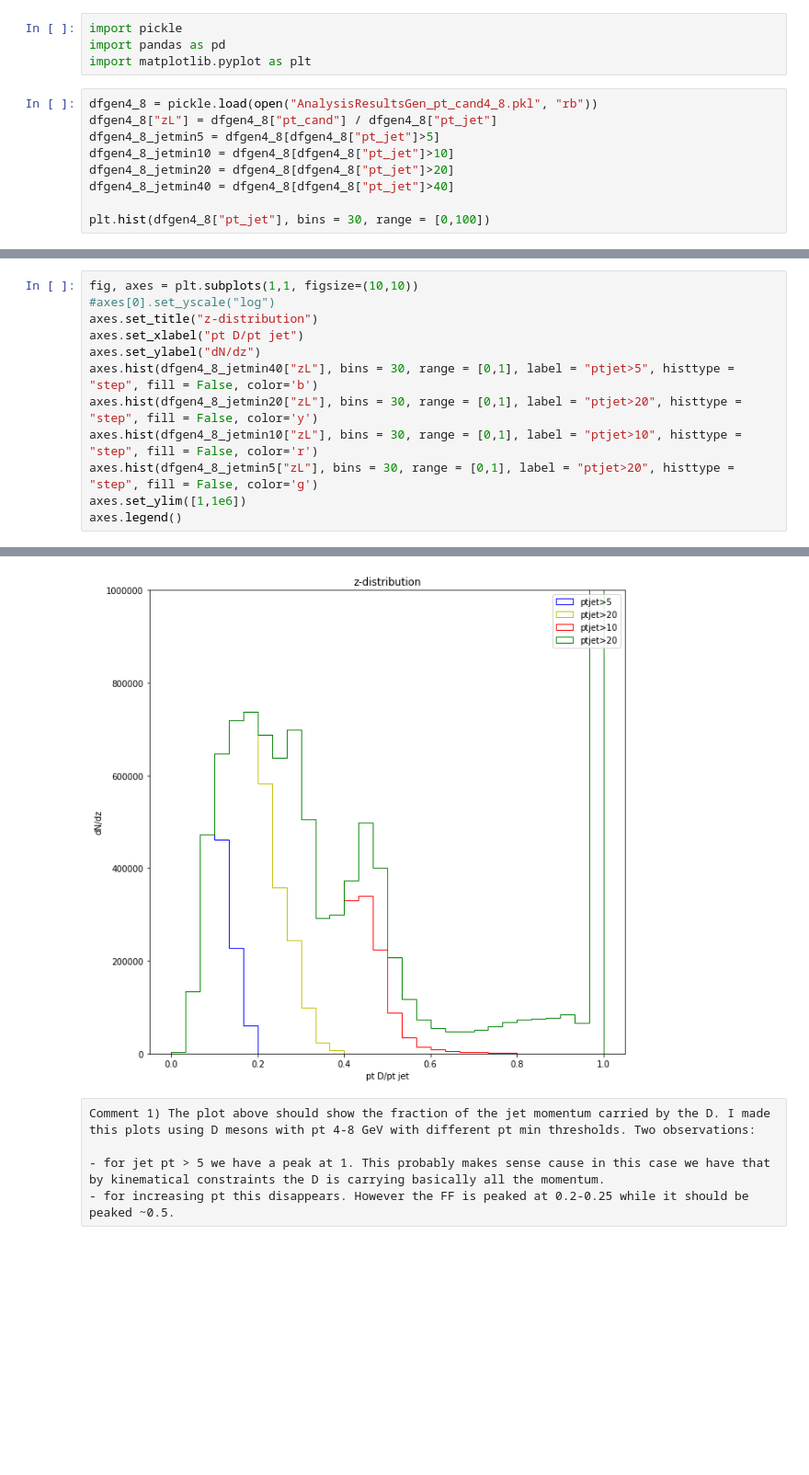
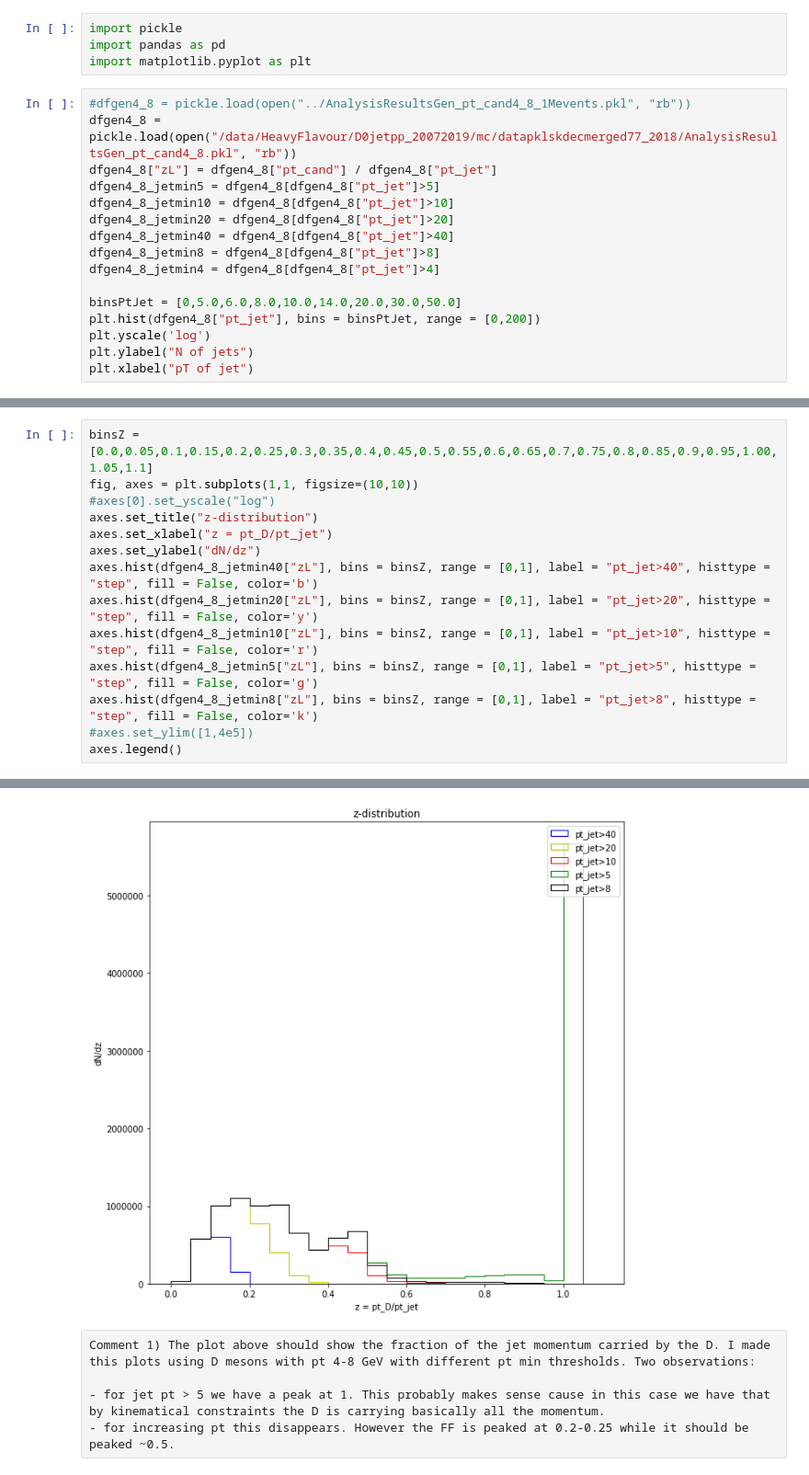
Before and after one commit to alisw/MachineLearningHEP, a Jupyter notebook: Notebooks/CheckJetTree.ipynb, the cells around one changed output, grey strips where cells are left out. Shown: that part at 92% size. Cells and saved outputs as stored; diff of their text form; blank space fills up the shorter version.

```diff
--- a/Notebooks/CheckJetTree.ipynb
+++ b/Notebooks/CheckJetTree.ipynb
@@ -3,12 +3,19 @@ import pickle
 import pandas as pd
 import matplotlib.pyplot as plt
 # %%
-dfgen4_8 = pickle.load(open("AnalysisResultsGen_pt_cand4_8.pkl", "rb"))
+#dfgen4_8 = pickle.load(open("../AnalysisResultsGen_pt_cand4_8_1Mevents.pkl", "rb"))
+dfgen4_8 = pickle.load(open("/data/HeavyFlavour/D0jetpp_20072019/mc/datapklskdecmerged77_2018/AnalysisResultsGen_pt_cand4_8.pkl", "rb"))
 dfgen4_8["zL"] = dfgen4_8["pt_cand"] / dfgen4_8["pt_jet"]
 dfgen4_8_jetmin5 = dfgen4_8[dfgen4_8["pt_jet"]>5]
 dfgen4_8_jetmin10 = dfgen4_8[dfgen4_8["pt_jet"]>10]
 dfgen4_8_jetmin20 = dfgen4_8[dfgen4_8["pt_jet"]>20]
 dfgen4_8_jetmin40 = dfgen4_8[dfgen4_8["pt_jet"]>40]
+dfgen4_8_jetmin8 = dfgen4_8[dfgen4_8["pt_jet"]>8]
+dfgen4_8_jetmin4 = dfgen4_8[dfgen4_8["pt_jet"]>4]
 
-plt.hist(dfgen4_8["pt_jet"], bins = 30, range = [0,100])
+binsPtJet = [0,5.0,6.0,8.0,10.0,14.0,20.0,30.0,50.0]
+plt.hist(dfgen4_8["pt_jet"], bins = binsPtJet, range = [0,200])
+plt.yscale('log')
+plt.ylabel("N of jets")
+plt.xlabel("pT of jet")
 # %% [output]
@@ -29,18 +47,20 @@ plt.hist(dfgen4_8["pt_jet"], bins = 30, range = [0,100])
 # %%
+binsZ = [0.0,0.05,0.1,0.15,0.2,0.25,0.3,0.35,0.4,0.45,0.5,0.55,0.6,0.65,0.7,0.75,0.8,0.85,0.9,0.95,1.00,1.05,1.1]
 fig, axes = plt.subplots(1,1, figsize=(10,10))
 #axes[0].set_yscale("log")
 axes.set_title("z-distribution")
-axes.set_xlabel("pt D/pt jet")
+axes.set_xlabel("z = pt_D/pt_jet")
 axes.set_ylabel("dN/dz")
-axes.hist(dfgen4_8_jetmin40["zL"], bins = 30, range = [0,1], label = "ptjet>5", histtype = "step", fill = False, color='b')
-axes.hist(dfgen4_8_jetmin20["zL"], bins = 30, range = [0,1], label = "ptjet>20", histtype = "step", fill = False, color='y')
-axes.hist(dfgen4_8_jetmin10["zL"], bins = 30, range = [0,1], label = "ptjet>10", histtype = "step", fill = False, color='r')
-axes.hist(dfgen4_8_jetmin5["zL"], bins = 30, range = [0,1], label = "ptjet>20", histtype = "step", fill = False, color='g')
-axes.set_ylim([1,1e6])
+axes.hist(dfgen4_8_jetmin40["zL"], bins = binsZ, range = [0,1], label = "pt_jet>40", histtype = "step", fill = False, color='b')
+axes.hist(dfgen4_8_jetmin20["zL"], bins = binsZ, range = [0,1], label = "pt_jet>20", histtype = "step", fill = False, color='y')
+axes.hist(dfgen4_8_jetmin10["zL"], bins = binsZ, range = [0,1], label = "pt_jet>10", histtype = "step", fill = False, color='r')
+axes.hist(dfgen4_8_jetmin5["zL"], bins = binsZ, range = [0,1], label = "pt_jet>5", histtype = "step", fill = False, color='g')
+axes.hist(dfgen4_8_jetmin8["zL"], bins = binsZ, range = [0,1], label = "pt_jet>8", histtype = "step", fill = False, color='k')
+#axes.set_ylim([1,4e5])
 axes.legend()
 # %% [output]
 <matplotlib.legend.Legend at 0x...>
-[figure, old version]
+[figure, new version]
 # %% [raw]
 Comment 1) The plot above should show the fraction of the jet momentum carried by the D. I made this plots using D mesons with pt 4-8 GeV with different pt min thresholds. Two observations:
 
```
Also changed, not shown: parts of 7 cells of this notebook.
